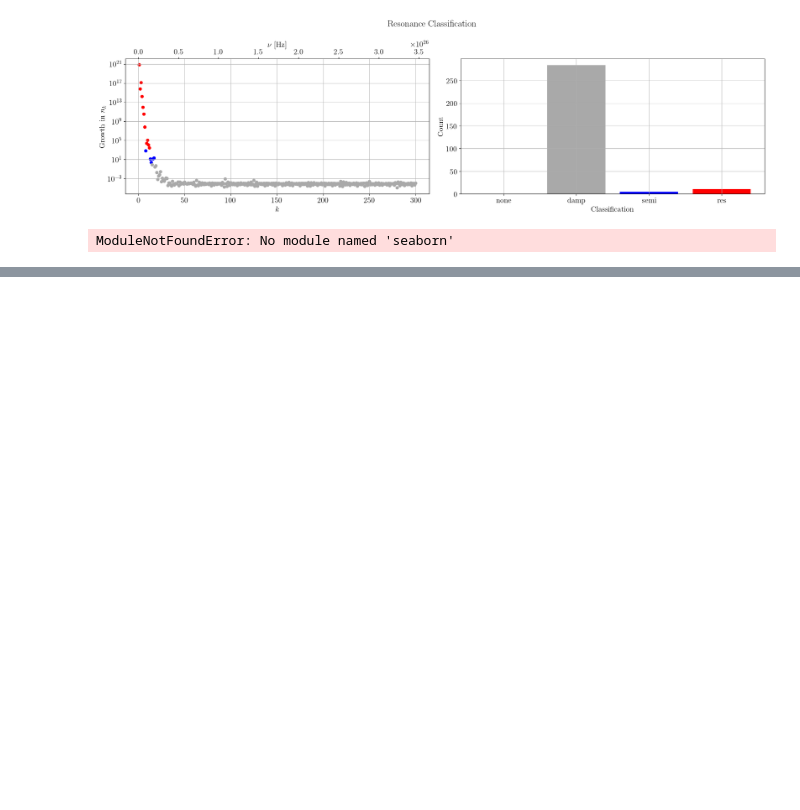
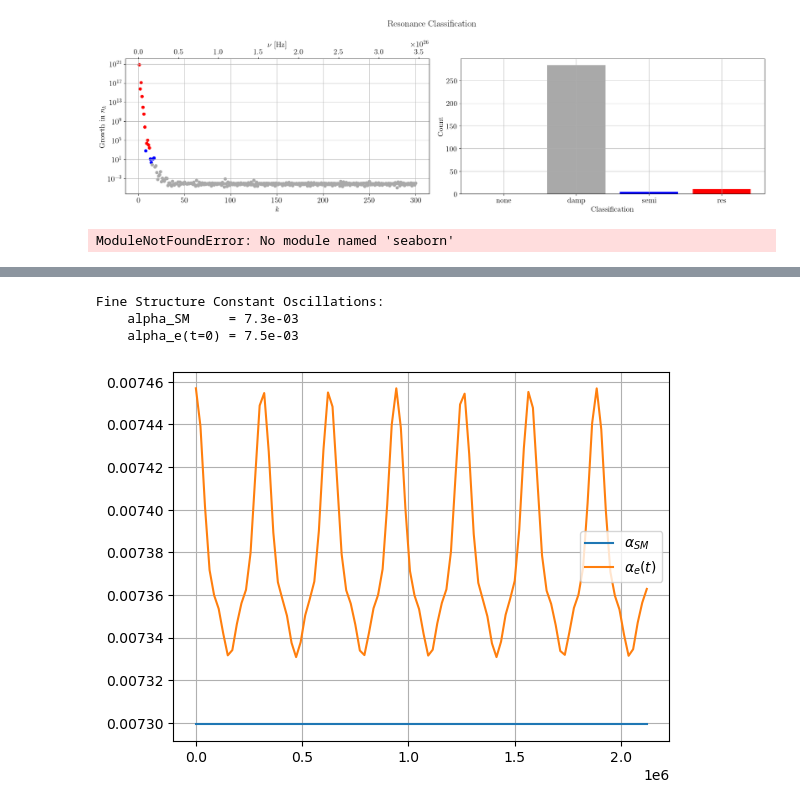
Before and after one commit to LoaneShark/pyAxiverse, a Jupyter notebook: param-analysis.ipynb, the cells around one changed output, grey strips where cells are left out. Drawn from its saved outputs; the diff is of its cells as text; code cells hidden in the pictures; blank space fills up the shorter version.

```diff
--- a/param-analysis.ipynb
+++ b/param-analysis.ipynb
@@ -537,6 +537,14 @@ import numpy as np
 c = 2.998e10   # [cm/s]
 h = 6.582e-16  # [eV s]
 G = 6.674e-13  # [N cm^2/g^2]
+
+# parameters of theory
+l1 = l2 = l3 = l4 = 1.  # unitless
+L3 = L4 = 1e11          # [eV]
+example_eps = 1.        # unitless
+example_Fpi = 1e21      # [eV]
+unitless_e  = 0.3       # unitless electron charge
+M_planck = np.sqrt(h*2*np.pi*c/G)
 
 ## Scattering Cross-Section
 k_example = 1          # [m]  =  3.85e+13 [Hz]
@@ -548,7 +556,7 @@ cutoff_example = 1e5   # [eV]
 cs_to_units = lambda cs: cs * (h ** 2) * (c**3)
 # crossterm FFdual
 cross_sec_1 = lambda k=k_example, m=m_example, l=coupling_example, L=cutoff_example, c=c, h=h, G=G: (((l ** 2) * m)/(6*np.pi*(L**4))) * ((k ** 4)/((m + 2*k)**3))
-# pi_0 FFdual
+# pi_0 FFdual (TODO)
 cross_sec_0 = lambda k=k_example, m=m_example, l=coupling_example, L=cutoff_example, c=c, h=h, G=G: 0
 
 print('Example cross-section values:')
@@ -556,7 +564,7 @@ print('Example cross-section values:')
 print('   sigma_1 = %.3e [eV]^-2 = %.3e [cm]^2' % (cross_sec_1(), cs_to_units(cross_sec_1())))
 
 ## Optical Depth
-density_example = 1e31   # [eV/cm^3]
+density_example = 4e9   # [eV/cm^3]
 
 # Simple optical depth calculation (tau = sigma * n)
 tau_simple = lambda cs, rho=density_example, m_u=u_example, c=c: (rho*c**2)/m_u * cs_to_units(cs)
@@ -624,34 +650,47 @@ print('   tau(R) = %.3e' % (tau_weinberg(cross_sec_1(), rho=rho_star, m_u=m_axio
 # %%
 ### TODO: Dispersion and Birefringence Effects
 
 # neutral (real), neutral (complex), and charged species masses in [eV]
 N_r = 5; N_n = 6; N_c = 9
 example_m_r = 1e-5  # [eV]
 example_m_n = 2e-5  # [eV]
 example_m_c = 3e-5  # [eV]
-
-# parameters of theory
-l1 = l2 = l3 = l4 = 1.  # unitless
-L3 = L4 = 1e11          # [eV]
-example_eps = 1.        # unitless
-example_Fpi = 1e21      # [eV]
-unitless_e  = 0.3       # unitless electron charge
-M_planck = np.sqrt(h*2*np.pi*c/G)
 
 # example species sets
 example_masses = [example_m_r]*N_r + [example_m_n]*N_n + [example_m_c]*N_c
 example_amps = [2*np.sqrt(density_example)/example_m_r]*N_r + [2*np.sqrt(density_example)/example_m_n]*N_n + [2*np.sqrt(density_example)/example_m_c]*N_c
 example_phases = [0.]*N_r + [0.]*N_n + [0.]*N_c
 example_lambdas = [l3]*N_r + [l3]*N_n + [l4]*N_c
 example_Lambdas = [L3]*N_r + [L3]*N_n + [L4]*N_c
 
 ## Fine Structure Constant corrections
 # (include sum over all surviving species, where lambda(3 or 4) and Lambda(3 or 4) are determined by neutral/charged species)
+# TODO: This appears to be broken
 fine_structure_constant = lambda t, lambdas, Lambdas, e, eps, amps, masses, phases, fs=(1./137): \
     fs * (1 + (2*(e**2))*(eps**2)*np.sum([(l_i)/(L_i**2) * np.abs(amp_i)**2 * np.cos(m_i*t + d_i)**2 for amp_i, m_i, d_i, l_i, L_i in zip(amps, masses, phases, lambdas, Lambdas)]))
-alpha_e = lambda t: fine_structure_constant(t, lambdas=example_lambdas, Lambdas=example_Lambdas, e=unitless_e, eps=example_eps, amps=example_amps, masses=example_masses, phases=example_phases)
+alpha_e    = lambda t: fine_structure_constant(t, lambdas=example_lambdas, Lambdas=example_Lambdas, e=unitless_e, eps=example_eps, amps=example_amps, masses=example_masses, phases=example_phases)
+alpha_off  = lambda t: 1.
+alpha_sm   = lambda t: 1./137
+
+print('Fine Structure Constant Oscillations: ')
+print('    alpha_SM     = %.1e ' % alpha_sm(t=0))
+print('    alpha_e(t=0) = %.1e ' % alpha_e(t=0))
+
+# Show plot of alpha
+import matplotlib.pyplot as plt
+fs_t = np.linspace(0, 3./u_example, 100)
+plt.plot(fs_t, [alpha_sm(t) for t in fs_t], label=r'$\alpha_{SM}$')
+plt.plot(fs_t, [alpha_e(t) for t in fs_t], label=r'$\alpha_{e}(t)$')
+plt.grid()
+plt.legend()
+plt.show()
 
 ## TODO: Dispersion relations in non-trivial refractive index (McDonald and Ventura, 2019)
+# %% [output]
+Fine Structure Constant Oscillations:
+    alpha_SM     = 7.3e-03
+    alpha_e(t=0) = 7.5e-03
+[figure, added]
 # %%
 ### TODO: Freeze-in and Stability Requirements
 
```
Also changed, not shown: parts of 4 cells of this notebook.
